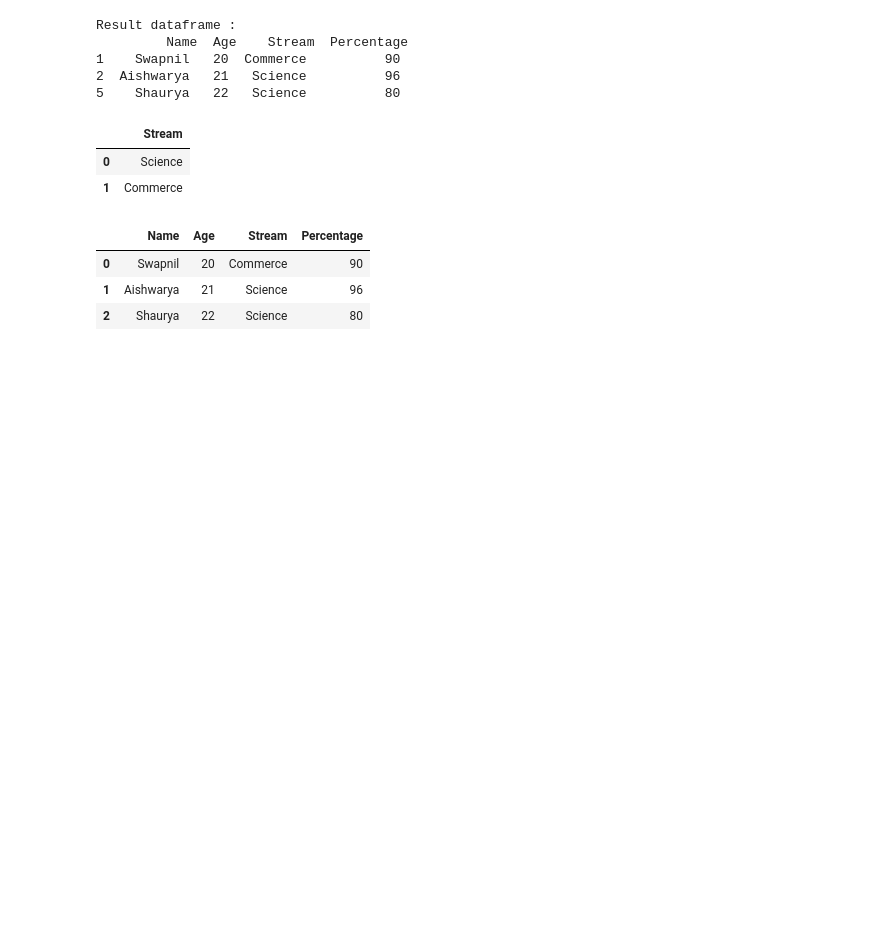
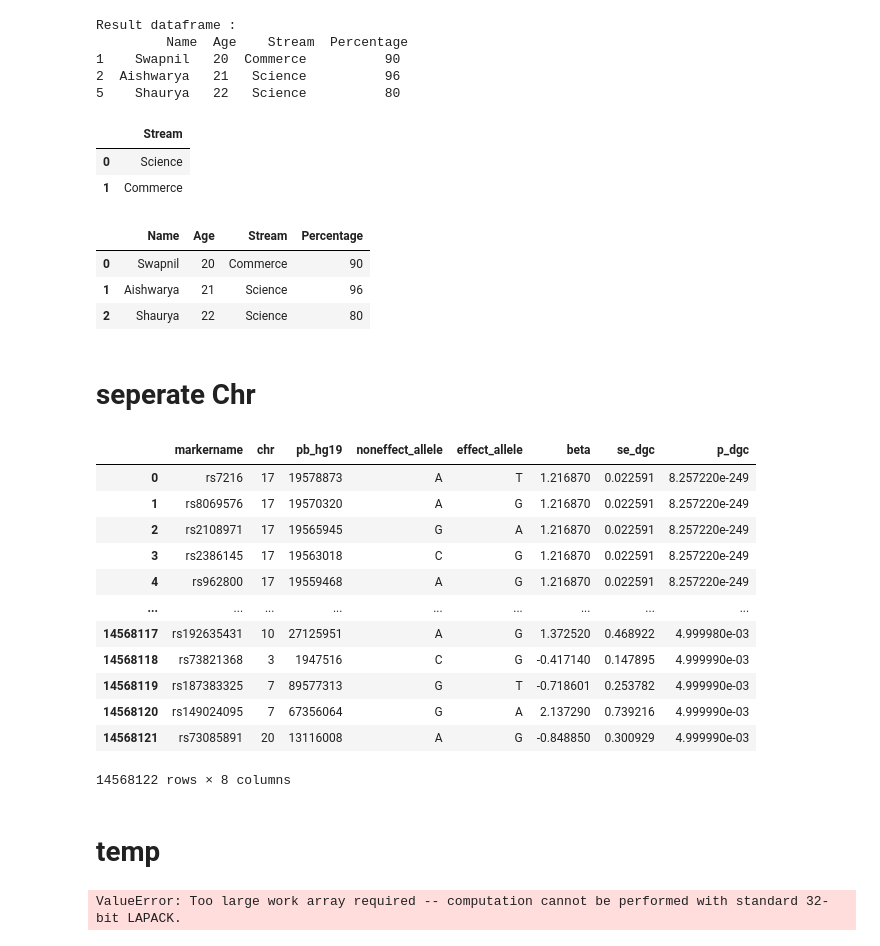
Before and after one commit to SedraAbouGhaloun/qtls, a Jupyter notebook: sort_and_prepare.ipynb, the cells around one changed output. Drawn from its saved outputs; the diff is of its cells as text; code cells hidden in the pictures; blank space fills up the shorter version.

```diff
--- a/sort_and_prepare.ipynb
+++ b/sort_and_prepare.ipynb
@@ -1506,3 +1871,24 @@ pd.merge(dataframe, ddd, on = "Stream")
 | 0 | Swapnil | 20 | Commerce | 90 |
 | 1 | Aishwarya | 21 | Science | 96 |
 | 2 | Shaurya | 22 | Science | 80 |
+# %% [markdown]
+# seperate Chr
+# %%
+sumstats_path_hg19 = "/dh-projects/uk_bb_intergenics/analysis/qtls/LDpred/sumstats_hg19.txt"
+sumstats_hg19 = pd.read_csv(sumstats_path_hg19, sep= '\t')
+# %%
+sumstats_hg19
+# %% [output]
+|  | markername | chr | pb_hg19 | noneffect_allele | effect_allele | beta | se_dgc | p_dgc |
+| 0 | rs7216 | 17 | 19578873 | A | T | 1.216870 | 0.022591 | 8.257220e-249 |
+| 1 | rs8069576 | 17 | 19570320 | A | G | 1.216870 | 0.022591 | 8.257220e-249 |
+| 2 | rs2108971 | 17 | 19565945 | G | A | 1.216870 | 0.022591 | 8.257220e-249 |
+| 3 | rs2386145 | 17 | 19563018 | C | G | 1.216870 | 0.022591 | 8.257220e-249 |
+| 4 | rs962800 | 17 | 19559468 | A | G | 1.216870 | 0.022591 | 8.257220e-249 |
+| ... | ... | ... | ... | ... | ... | ... | ... | ... |
+| 14568117 | rs192635431 | 10 | 27125951 | A | G | 1.372520 | 0.468922 | 4.999980e-03 |
+| 14568118 | rs73821368 | 3 | 1947516 | C | G | -0.417140 | 0.147895 | 4.999990e-03 |
+| 14568119 | rs187383325 | 7 | 89577313 | G | T | -0.718601 | 0.253782 | 4.999990e-03 |
+| 14568120 | rs149024095 | 7 | 67356064 | G | A | 2.137290 | 0.739216 | 4.999990e-03 |
+| 14568121 | rs73085891 | 20 | 13116008 | A | G | -0.848850 | 0.300929 | 4.999990e-03 |
+14568122 rows × 8 columns
@@ -1508,0 +1899,2 @@ pd.merge(dataframe, ddd, on = "Stream")
+# %% [markdown]
+# temp
@@ -1508,0 +1916,9 @@ pd.merge(dataframe, ddd, on = "Stream")
+# %%
+from sklearn.decomposition import PCA
+pca_a = PCA(n_components=40_000)
+pca_a.fit(allgenes_bestp) #Here X -> Genotype Dataset
+print(pca_a.explained_variance_ratio_)
+
+print(pca_a.singular_values_)
+# %% [output]
+ValueError: Too large work array required -- computation cannot be performed with standard 32-bit LAPACK.
```
Also changed, not shown: parts of 153 cells of this notebook.
